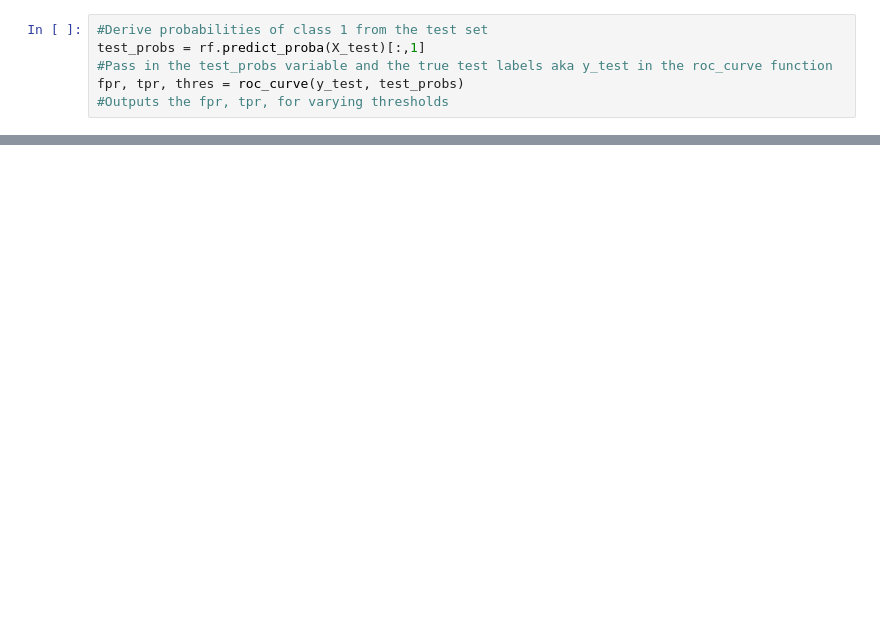
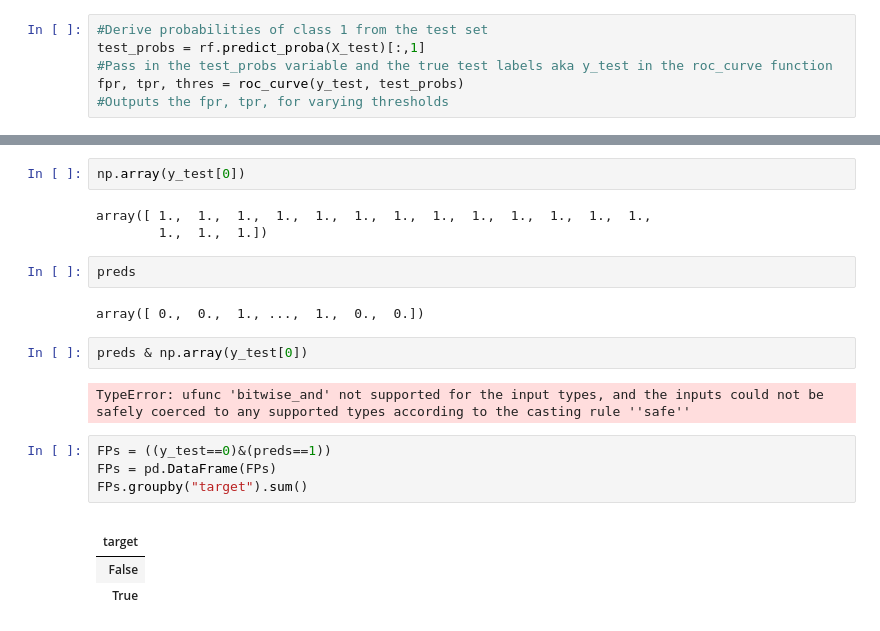
Before and after one commit to coreyka/DS-SF-40, a Jupyter notebook: project/GA Project - NBA Data.ipynb, the cells around one changed output, grey strips where cells are left out. Drawn from its saved outputs; the diff is of its cells as text; blank space fills up the shorter version.

```diff
--- a/project/GA Project - NBA Data.ipynb
+++ b/project/GA Project - NBA Data.ipynb
@@ -1262,0 +1304,22 @@ plt.show()
+# %%
+np.array(y_test[0])
+# %% [output]
+array([ 1.,  1.,  1.,  1.,  1.,  1.,  1.,  1.,  1.,  1.,  1.,  1.,  1.,
+        1.,  1.,  1.])
+# %%
+preds
+# %% [output]
+array([ 0.,  0.,  1., ...,  1.,  0.,  0.])
+# %%
+preds & np.array(y_test[0])
+# %% [output]
+TypeError: ufunc 'bitwise_and' not supported for the input types, and the inputs could not be safely coerced to any supported types according to the casting rule ''safe''
+# %%
+FPs = ((y_test==0)&(preds==1))
+FPs = pd.DataFrame(FPs)
+FPs.groupby("target").sum()
+# %% [output]
+|  |
+| target |
+| False |
+| True |
```
Also changed, not shown: parts of 11 cells of this notebook, 2 other files.
